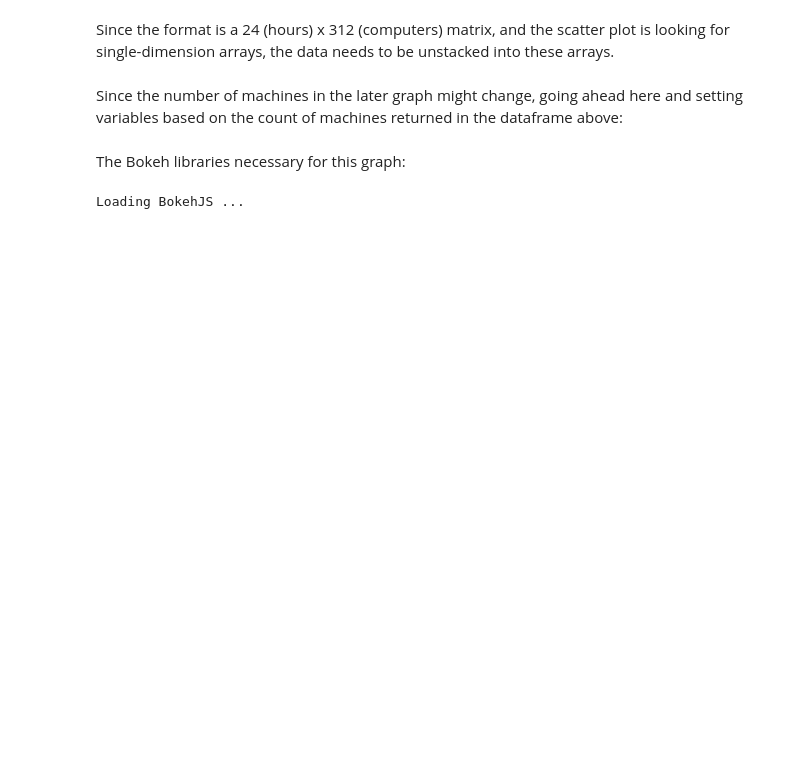
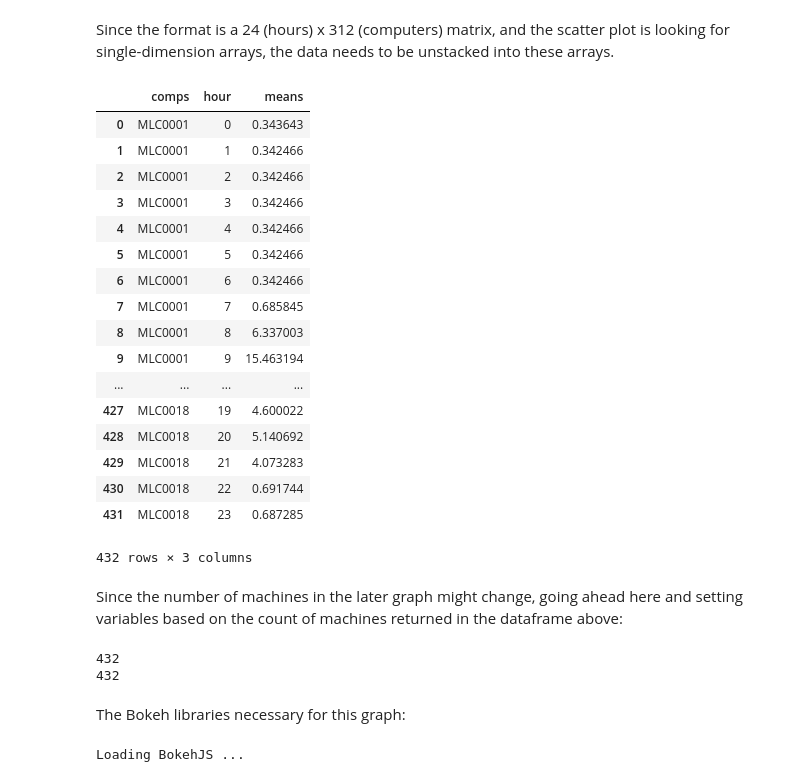
Before and after one commit to UNCG-CSE/Library-Computer-Usage-Analysis, a Jupyter notebook: src/UsageHistogramInteractive.ipynb, the cells around one changed output. Cells and saved outputs as stored; diff of their text form; code cells hidden in the pictures; blank space fills up the shorter version.

Commit message:
Masking and indexing
Issues with masking for machine attributes and index shifting

```diff
--- a/src/UsageHistogramInteractive.ipynb
+++ b/src/UsageHistogramInteractive.ipynb
@@ -27,7 +27,7 @@ memory usage: 158.5 MB
 # %% [markdown]
 This is a grouping of the library data by average per hour using arbitrary endpoints.
 # %%
-startDate = pd.to_datetime("2016-01-01")
+startDate = pd.to_datetime("2017-01-01")
 endDate = pd.to_datetime("2017-12-31")
 dateMask = (libraryData.index > startDate) & (libraryData.index < endDate)
 # %% [markdown]
@@ -73,3 +71,17 @@ attrsNames = compAttrs[compAttrs.requiresLogon == True].computerName
+# %%
+attrsNamesMask = compAttrs[(compAttrs.requiresLogon       == True)
+                         & (compAttrs.isDesktop           == True)
+                         & (compAttrs.inJackson           == False)
+#                          & (compAttrs.is245               == True)
+#                          & (compAttrs.floor               == 2)  #this one doesn't work yet.
+#                          & (compAttrs.largeMonitor        == True)
+#                          & (compAttrs.adjacentWindow      == True)
+#                          & (compAttrs.collaborativeSpace  == True)
+#                          & (compAttrs.roomIsolated        == True)
+#                          & (compAttrs.inQuietArea         == True)
+                           ].computerName
 # %%
 libraryMeans = libraryData[dateMask].groupby(libraryData[dateMask].index.hour).mean()*100
+# %%
+libraryMeansNameMask = libraryMeans.loc[:,attrsNamesMask.values]
 # %%
@@ -83,6 +107,27 @@ memory usage: 58.7 KB
 # %% [markdown]
 Since the format is a 24 (hours) x 312 (computers) matrix, and the scatter plot is looking for single-dimension arrays, the data needs to be unstacked into these arrays.
 # %%
-meansUnstacked = libraryMeans.unstack().reset_index()
+meansUnstacked = libraryMeansNameMask.unstack().reset_index()
 meansUnstacked.columns = ["comps","hour","means"]
+# %%
+meansUnstacked
+# %% [output]
+|  | comps | hour | means |
+| 0 | MLC0001 | 0 | 0.343643 |
+| 1 | MLC0001 | 1 | 0.342466 |
+| 2 | MLC0001 | 2 | 0.342466 |
+| 3 | MLC0001 | 3 | 0.342466 |
+| 4 | MLC0001 | 4 | 0.342466 |
+| 5 | MLC0001 | 5 | 0.342466 |
+| 6 | MLC0001 | 6 | 0.342466 |
+| 7 | MLC0001 | 7 | 0.685845 |
+| 8 | MLC0001 | 8 | 6.337003 |
+| 9 | MLC0001 | 9 | 15.463194 |
+| ... | ... | ... | ... |
+| 427 | MLC0018 | 19 | 4.600022 |
+| 428 | MLC0018 | 20 | 5.140692 |
+| 429 | MLC0018 | 21 | 4.073283 |
+| 430 | MLC0018 | 22 | 0.691744 |
+| 431 | MLC0018 | 23 | 0.687285 |
+432 rows × 3 columns
 # %%
@@ -90,9 +135,14 @@ meansUnstackedMerged = meansUnstacked.merge(compAttrs, left_on='comps',right_on=
 # %% [markdown]
 Since the number of machines in the later graph might change, going ahead here and setting variables based on the count of machines returned in the dataframe above:
 # %%
-machineCount = meansUnstackedMerged.comps.unique().size
-recordCount = meansUnstackedMerged.index.size
+machineCount = meansUnstacked.comps.unique().size
+recordCount = meansUnstacked.index.size
 hourCount = 24
+print machineCount * hourCount
+print recordCount
+# %% [output]
+432
+432
 # %% [markdown]
 The Bokeh libraries necessary for this graph:
 # %%
```
Also changed, not shown: parts of 10 cells of this notebook, 2 other files.
